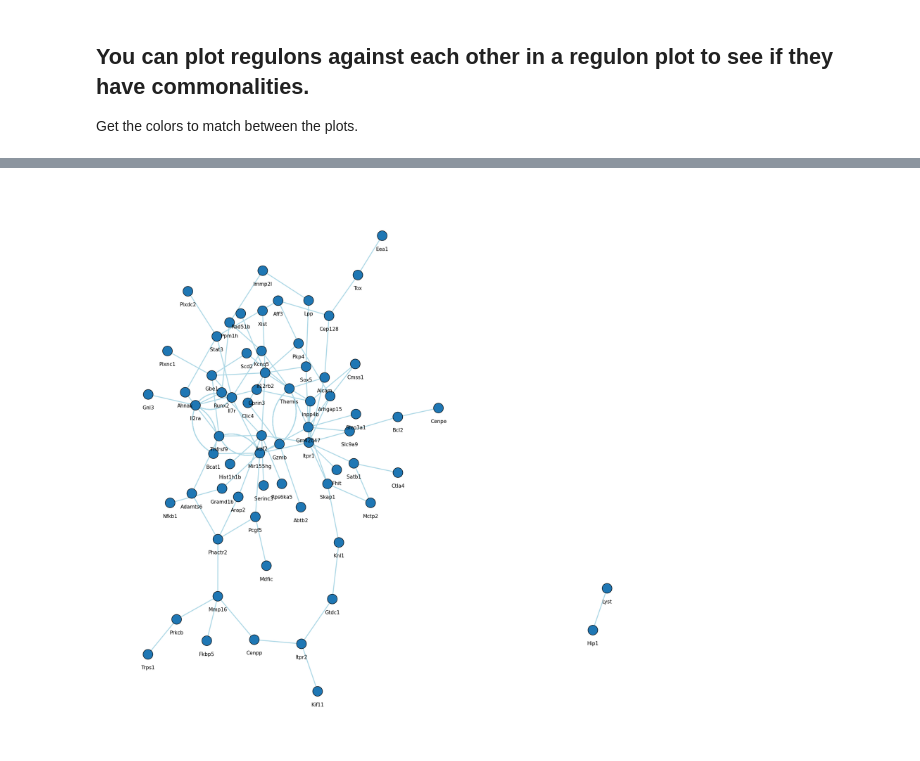
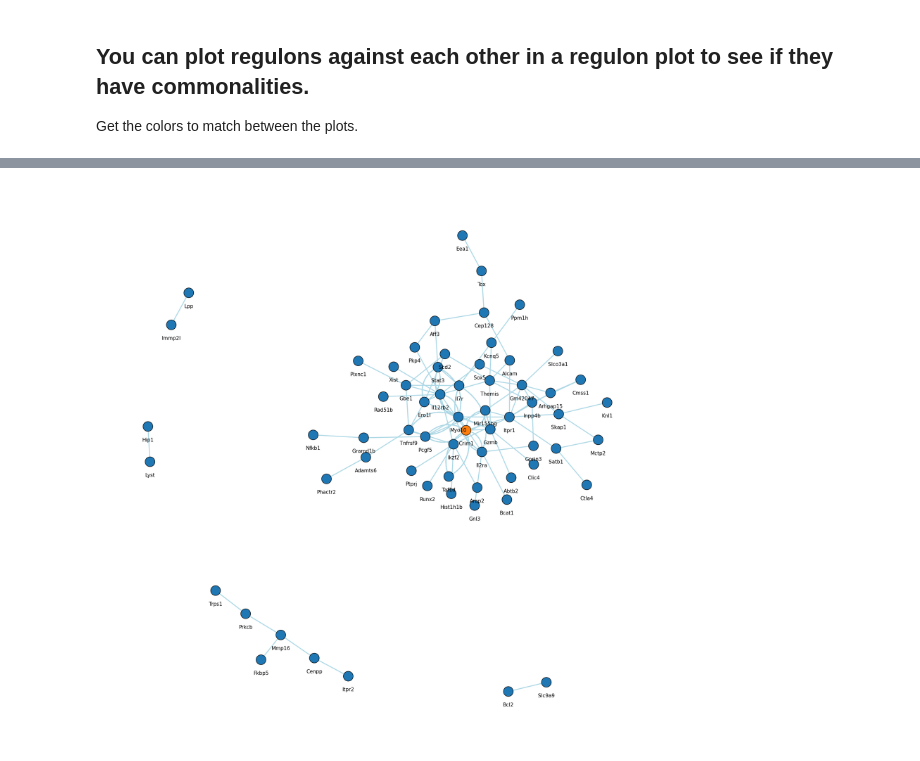
Before and after one commit to bionetslab/netmap-evaluation, a Jupyter notebook: src/manuscript_cd8_exhaustion/cd8_downstream_update.ipynb, the cells around one changed output, grey strips where cells are left out. Drawn from its saved outputs; the diff is of its cells as text; code cells hidden in the pictures.

```diff
--- a/src/manuscript_cd8_exhaustion/cd8_downstream_update.ipynb
+++ b/src/manuscript_cd8_exhaustion/cd8_downstream_update.ipynb
@@ -108,4 +112,6 @@ adata_raw.obs['celltype_remapped'] = grn_adata.obs['leiden_remap'].values
 # %%
 # compute neighborhood expression mask to get the
+
+cluster_column = 'leiden'
 add_neighbourhood_expression_mask(adata_raw, grn_adata, strict=False, layer = 'counts' )
-grn_adata = add_cluster_based_candidate_edges(grn_adata, threshold=0.5)
+grn_adata = add_cluster_based_candidate_edges(grn_adata, threshold=0.01, cluster_column=cluster_column)
@@ -423,5 +310,5 @@ def make_single_celltype_graph(filtered_df, tfs = None):
 # %%
 filtered_df = all_regulons[(all_regulons.set_type == 'unique') & (all_regulons.cluster == 'exhausted_d3_')].nlargest(100,'sum_of_edge')
-make_single_celltype_graph(filtered_df, tfs = set(collectri.source.unique()))
+make_single_celltype_graph(filtered_df, tfs = set(['Crim1']))
 # %% [output]
-[figure, old version]
+[figure, new version]
```
Also changed, not shown: parts of 54 cells of this notebook.
